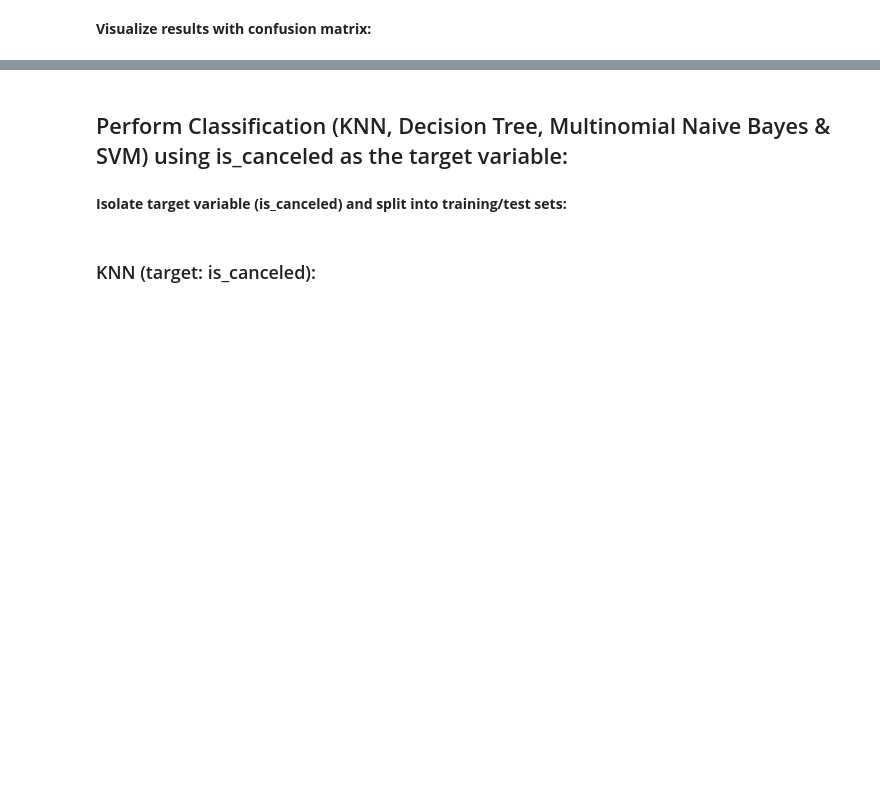
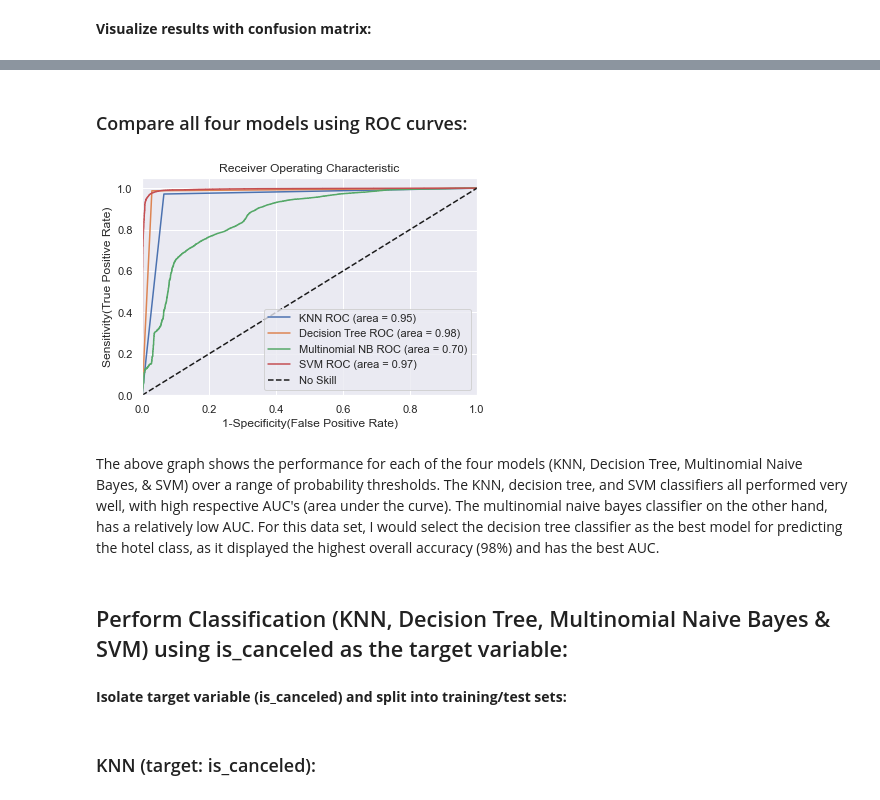
Before and after one commit to John-Rooney/DSC478_Group_Project, a Jupyter notebook: DSC 478 Final Project.ipynb, the cells around one changed output, grey strips where cells are left out. Saved outputs shown, nothing was run; the diff lists cells and outputs as text; code cells hidden in the pictures; blank space fills up the shorter version.

```diff
--- a/DSC 478 Final Project.ipynb
+++ b/DSC 478 Final Project.ipynb
@@ -769,3 +803,51 @@ ax.xaxis.set_ticklabels(['resort', 'city']); ax.yaxis.set_ticklabels(['resort',
+# %% [markdown]
+### Compare all four models using ROC curves:
+# %%
+# Code adapted from ensemble-classification1.ipynb:
+"""
+models = [
+{
+    'label': 'KNN',
+    'model': neighbors.KNeighborsClassifier(n_neighbors=1),
+},
+{
+    'label': 'Decision Tree',
+    'model': tree.DecisionTreeClassifier(criterion='entropy', min_samples_split=2),
+},
+{
+    'label': 'Multinomial NB',
+    'model': MultinomialNB(alpha=.1, fit_prior=True),
+},
+{
+    'label': 'SVM',
+    'model': SVC(kernel='rbf', gamma = .7, C= 50, class_weight='balanced', probability=True),
+}
+]
+# below for loop iterates through models list
+for m in models:
+    model = m['model']              # select the model
+    model.fit(train, target_train)  # train the model
+    y_pred=model.predict(test)      # predict the test data
+# compute false postive rate, and true positive rate
+    fpr, tpr, thresholds = metrics.roc_curve(target_test, model.predict_proba(test)[:,1])
+# calculate AUC to display on the plot
+    auc = metrics.roc_auc_score(target_test, model.predict(test))
+# plot the computed values
+    plt.plot(fpr, tpr, label='%s ROC (area = %0.2f)' % (m['label'], auc))
+# custom settings for the plot
+plt.plot([0, 1], [0, 1],'k--',label='No Skill')
+plt.xlim([0.0, 1.0])
+plt.ylim([0.0, 1.05])
+plt.xlabel('1-Specificity(False Positive Rate)')
+plt.ylabel('Sensitivity(True Positive Rate)')
+plt.title('Receiver Operating Characteristic')
+plt.legend(loc="lower right")  # legend location
+plt.show()   # display
+"""
+# %% [output]
+[figure, added]
+# %% [markdown]
+The above graph shows the performance for each of the four models (KNN, Decision Tree, Multinomial Naive Bayes, & SVM) over a range of probability thresholds.  The KNN, decision tree, and SVM classifiers all performed very well, with high respective AUC's (area under the curve).  The multinomial naive bayes classifier on the other hand, has a relatively low AUC.  For this data set, I would select the decision tree classifier as the best model for predicting the hotel class, as it displayed the highest overall accuracy (98%) and has the best AUC.
 # %% [markdown]
 ## Perform Classification (KNN, Decision Tree, Multinomial Naive Bayes & SVM) using is_canceled as the target variable:
 # %% [markdown]
```
Also changed, not shown: parts of 32 cells of this notebook.
